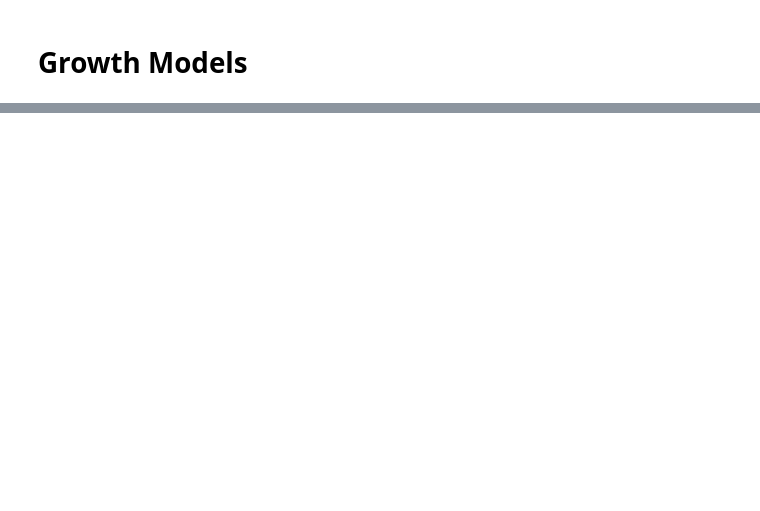
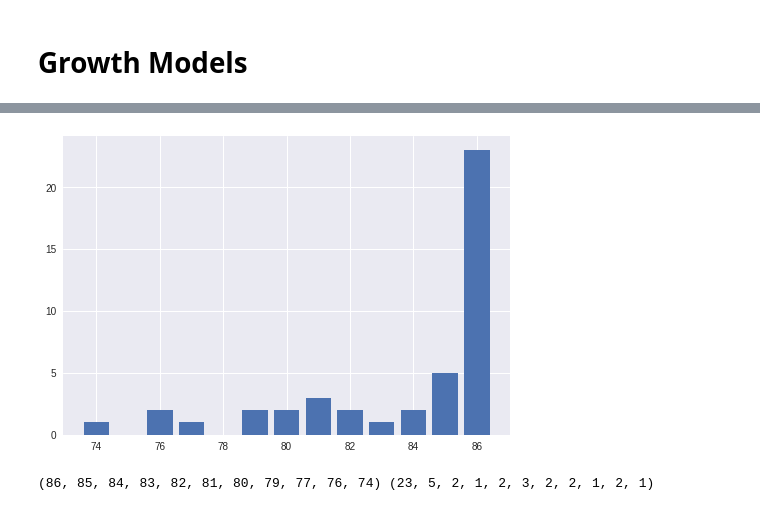
Before and after one commit to evijit/Finance_Graph_Theory, a Jupyter notebook: GrowthModels.ipynb, the cells around one changed output, grey strips where cells are left out. Drawn from its saved outputs; the diff is of its cells as text; code cells hidden in the pictures; blank space fills up the shorter version.

```diff
--- a/GrowthModels.ipynb
+++ b/GrowthModels.ipynb
@@ -99,0 +100,18 @@ for communities in limited:
+# %%
+# Calculate degree distribution histogram
+#degree_sequence = sorted(nx.degree(g).values(),reverse=True) # degree sequence
+degree_sequence = sorted([d for n, d in g.degree()], reverse=True)  # degree sequence
+
+degreeCount = collections.Counter(degree_sequence)
+deg, cnt = zip(*degreeCount.items())
+plt.bar(deg, cnt)#, width=0.80, color='b')
+#plt.scatter(deg,cnt)
+
+# PLot both graphs together
+#plt.axes([0.4, 0.4, 0.5, 0.5])
+#nx.draw(g,pos,node_size = 100)
+plt.show()
+print (deg,cnt)
+# %% [output]
+[figure, added]
+(86, 85, 84, 83, 82, 81, 80, 79, 77, 76, 74) (23, 5, 2, 1, 2, 3, 2, 2, 1, 2, 1)
```
Also changed, not shown: parts of 14 cells of this notebook.
